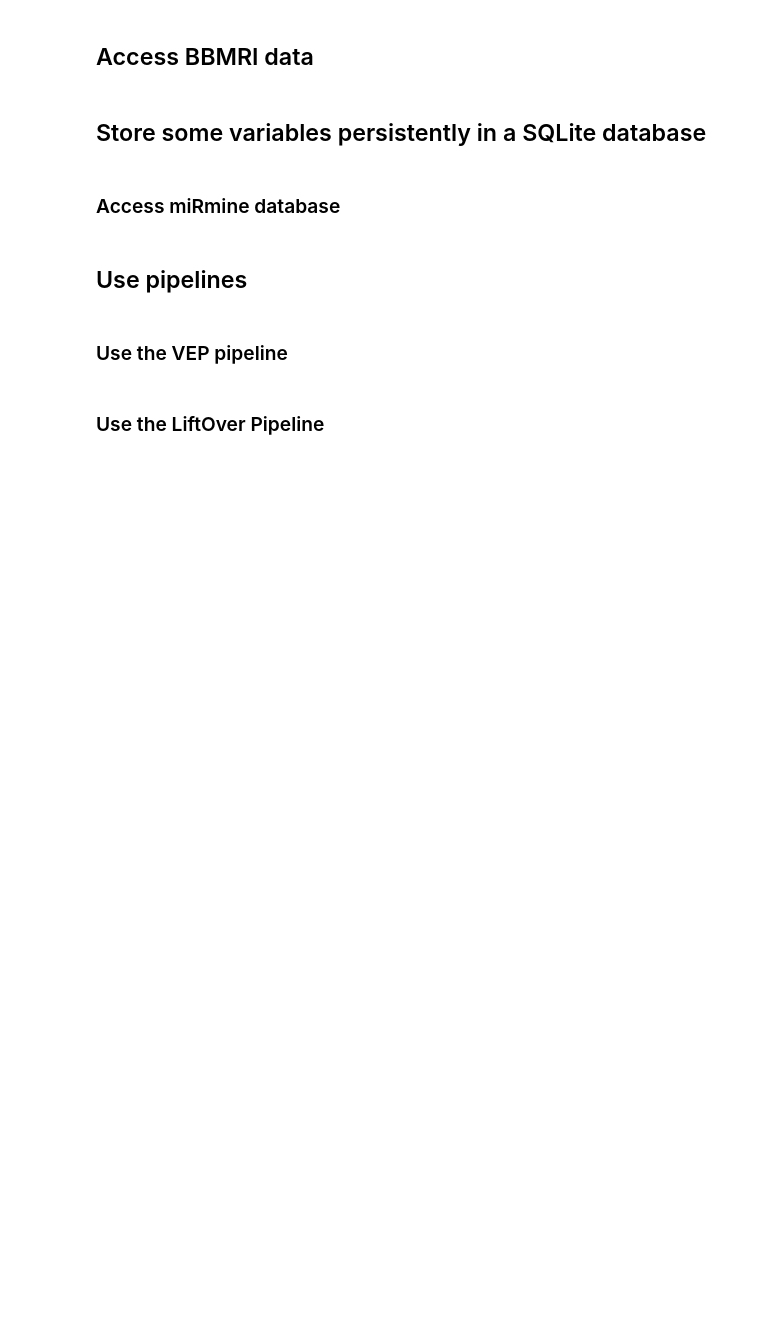
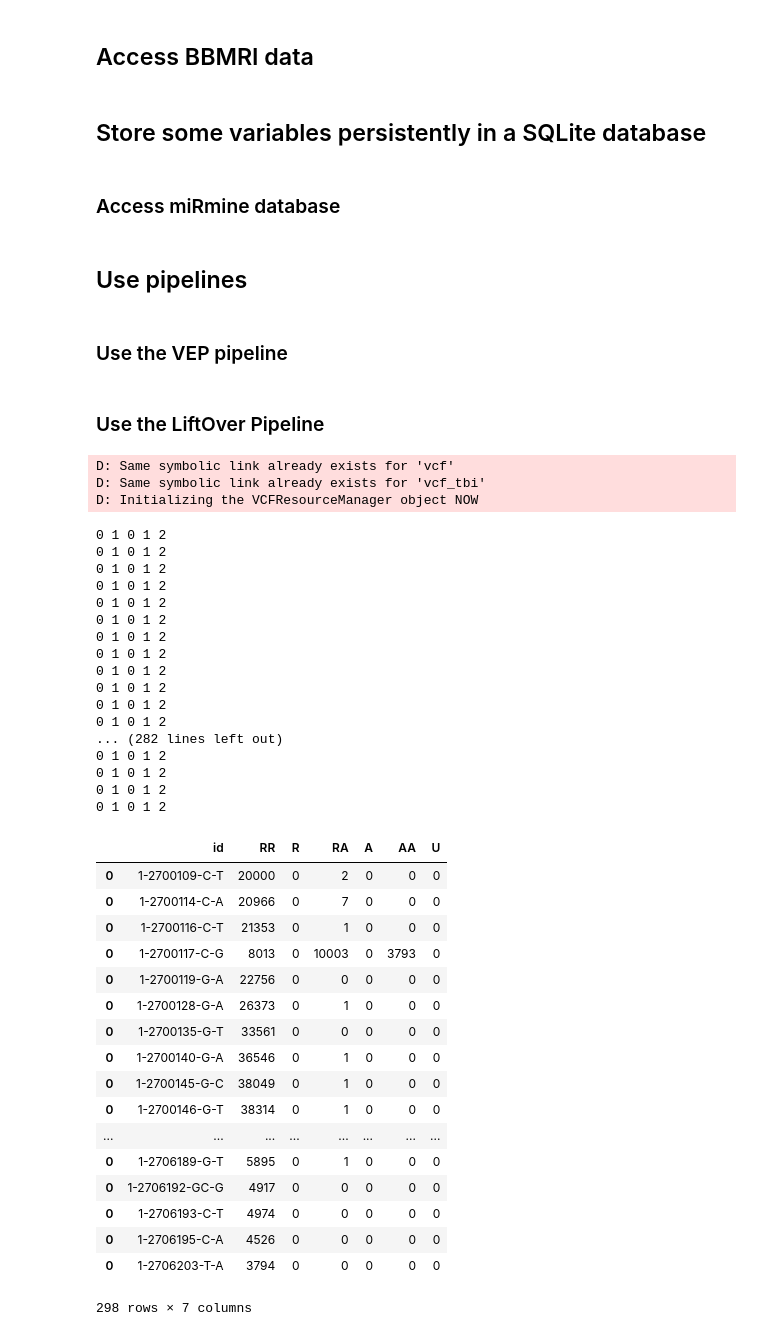
Before and after one commit to thiesgehrmann/BIU, a Jupyter notebook: example.ipynb, the cells around one changed output. Saved outputs shown, nothing was run; the diff lists cells and outputs as text; code cells hidden in the pictures; blank space fills up the shorter version.

Commit message:
Gnomad summary implemented. Added option for summary of additional alleles in VCF query.

```diff
--- a/example.ipynb
+++ b/example.ipynb
@@ -455,3 +451,61 @@ varLift.getLiftOver()
 varLift.getLiftOver().values
 # %%
 print(lls)
+# %%
+import biu as biu
+import matplotlib.pylab as plt
+import seaborn as sns
+import numpy as np
+import pandas as pd
+
+gnomad = biu.db.Gnomad(localCopy = { "vcf" : "/exports/molepi/tgehrmann/GAVIN-reimp/gnomAD/gnomad.vcf.bgz",
+                                     "vcf_tbi" : "/exports/molepi/tgehrmann/GAVIN-reimp/gnomAD/gnomad.vcf.bgz.tbi"})
+
+filters = [ "AMBIGUOUS","VQLOW","NVLOC","CALLRATE","MULTI","RECMULTI"]
+types = [ "snp" ]
+
+gnomad.query('Y', 2655002, 2655003)
+gnomad.query('Y', 2655024, 2655025)
+v = gnomad.query('Y', 2709618, 2709619)
+#gnomad.summary(v, [1])
+
+gnomad.query('1', 2655002, 2709619, extract="summary")
+# %% [output]
+D: Same symbolic link already exists for 'vcf'
+D: Same symbolic link already exists for 'vcf_tbi'
+D: Initializing the VCFResourceManager object NOW
+0 1 0 1 2
+0 1 0 1 2
+0 1 0 1 2
+0 1 0 1 2
+0 1 0 1 2
+0 1 0 1 2
+0 1 0 1 2
+0 1 0 1 2
+0 1 0 1 2
+0 1 0 1 2
+0 1 0 1 2
+0 1 0 1 2
+... (282 lines left out)
+0 1 0 1 2
+0 1 0 1 2
+0 1 0 1 2
+0 1 0 1 2
+|  | id | RR | R | RA | A | AA | U |
+| 0 | 1-2700109-C-T | 20000 | 0 | 2 | 0 | 0 | 0 |
+| 0 | 1-2700114-C-A | 20966 | 0 | 7 | 0 | 0 | 0 |
+| 0 | 1-2700116-C-T | 21353 | 0 | 1 | 0 | 0 | 0 |
+| 0 | 1-2700117-C-G | 8013 | 0 | 10003 | 0 | 3793 | 0 |
+| 0 | 1-2700119-G-A | 22756 | 0 | 0 | 0 | 0 | 0 |
+| 0 | 1-2700128-G-A | 26373 | 0 | 1 | 0 | 0 | 0 |
+| 0 | 1-2700135-G-T | 33561 | 0 | 0 | 0 | 0 | 0 |
+| 0 | 1-2700140-G-A | 36546 | 0 | 1 | 0 | 0 | 0 |
+| 0 | 1-2700145-G-C | 38049 | 0 | 1 | 0 | 0 | 0 |
+| 0 | 1-2700146-G-T | 38314 | 0 | 1 | 0 | 0 | 0 |
+| ... | ... | ... | ... | ... | ... | ... | ... |
+| 0 | 1-2706189-G-T | 5895 | 0 | 1 | 0 | 0 | 0 |
+| 0 | 1-2706192-GC-G | 4917 | 0 | 0 | 0 | 0 | 0 |
+| 0 | 1-2706193-C-T | 4974 | 0 | 0 | 0 | 0 | 0 |
+| 0 | 1-2706195-C-A | 4526 | 0 | 0 | 0 | 0 | 0 |
+| 0 | 1-2706203-T-A | 3794 | 0 | 0 | 0 | 0 | 0 |
+298 rows × 7 columns
```
Also changed, not shown: parts of 1 cell of this notebook, 4 other files.
